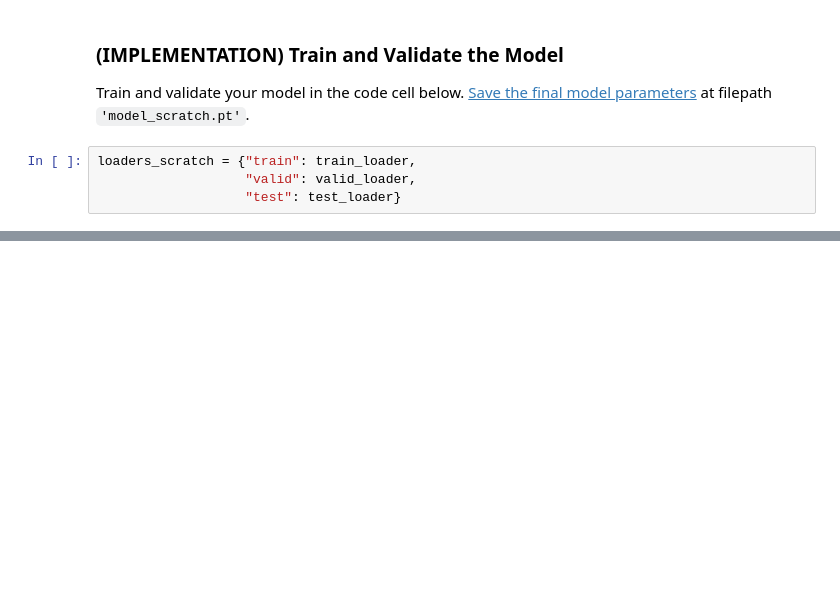
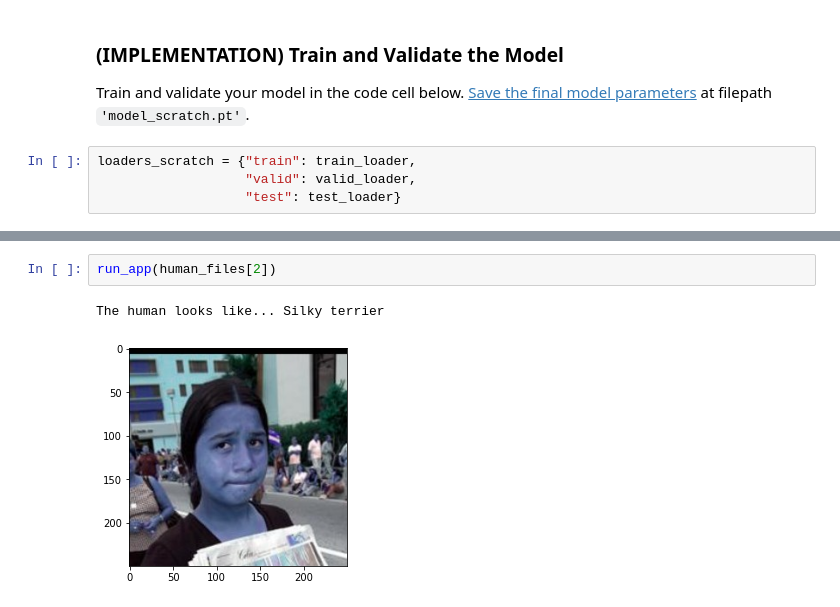
Before and after one commit to bwbelljr/ud_dl_nd, a Jupyter notebook: 3_cnns/project_dog_breed_classifier/dog_app.ipynb, the cells around one changed output, grey strips where cells are left out. Cells and saved outputs as stored; diff of their text form; blank space fills up the shorter version.

```diff
--- a/3_cnns/project_dog_breed_classifier/dog_app.ipynb
+++ b/3_cnns/project_dog_breed_classifier/dog_app.ipynb
@@ -700,0 +1004,5 @@ Test Accuracy:  1% (10/836)
+# %%
+run_app(human_files[2])
+# %% [output]
+The human looks like... Silky terrier
+[figure, added]
```
Also changed, not shown: parts of 46 cells of this notebook, 2 other files.
